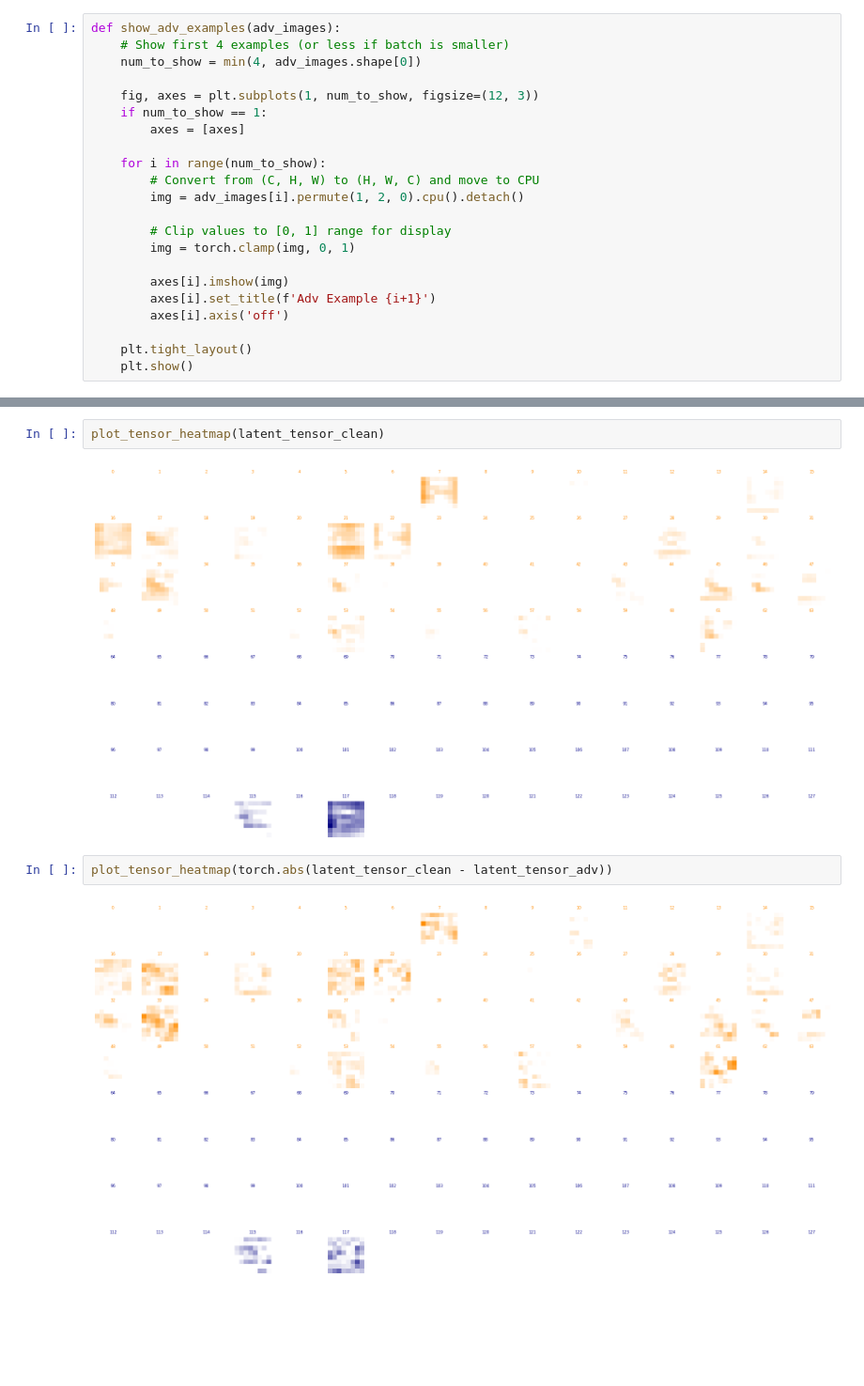
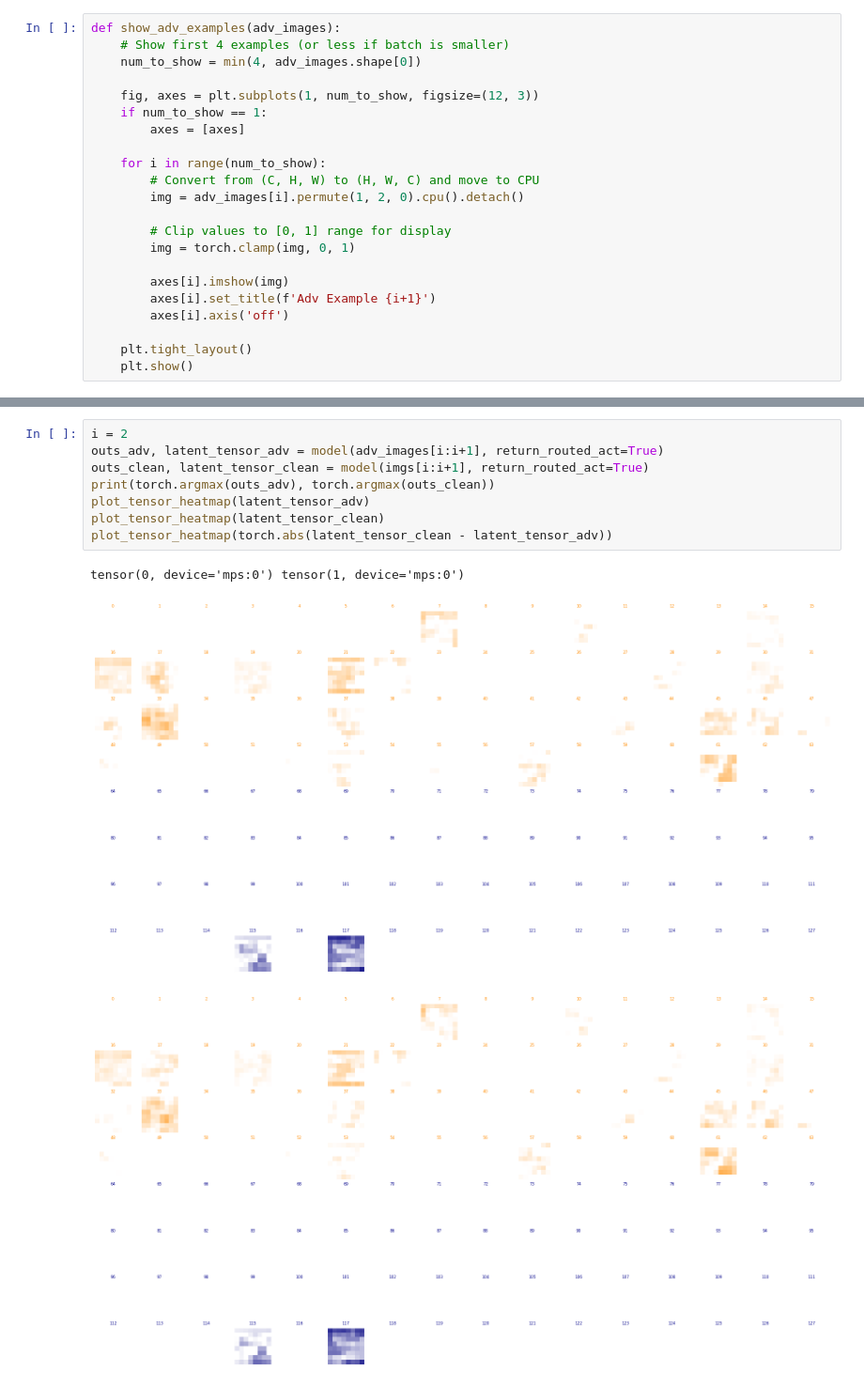
Before and after one commit to zroe1/gradient-routing, a Jupyter notebook: adversarial_examples/main.ipynb, the cells around one changed output, grey strips where cells are left out. Shown at 94% size. Cells and saved outputs as stored; diff of their text form; blank space fills up the shorter version.

```diff
--- a/adversarial_examples/main.ipynb
+++ b/adversarial_examples/main.ipynb
@@ -789,8 +776,12 @@ plot_tensor_heatmap(latent_tensor_adv)
-# %%
-plot_tensor_heatmap(latent_tensor_clean)
-# %% [output]
-[figure, removed]
-# %%
-plot_tensor_heatmap(torch.abs(latent_tensor_clean - latent_tensor_adv))
-# %% [output]
-[figure, removed]
+# %%
+i = 2
+outs_adv, latent_tensor_adv = model(adv_images[i:i+1], return_routed_act=True)
+outs_clean, latent_tensor_clean = model(imgs[i:i+1], return_routed_act=True)
+print(torch.argmax(outs_adv), torch.argmax(outs_clean))
+plot_tensor_heatmap(latent_tensor_adv)
+plot_tensor_heatmap(latent_tensor_clean)
+plot_tensor_heatmap(torch.abs(latent_tensor_clean - latent_tensor_adv))
+# %% [output]
+tensor(0, device='mps:0') tensor(1, device='mps:0')
+[figure, added]
+[figure, added]
```
Also changed, not shown: parts of 11 cells of this notebook.
